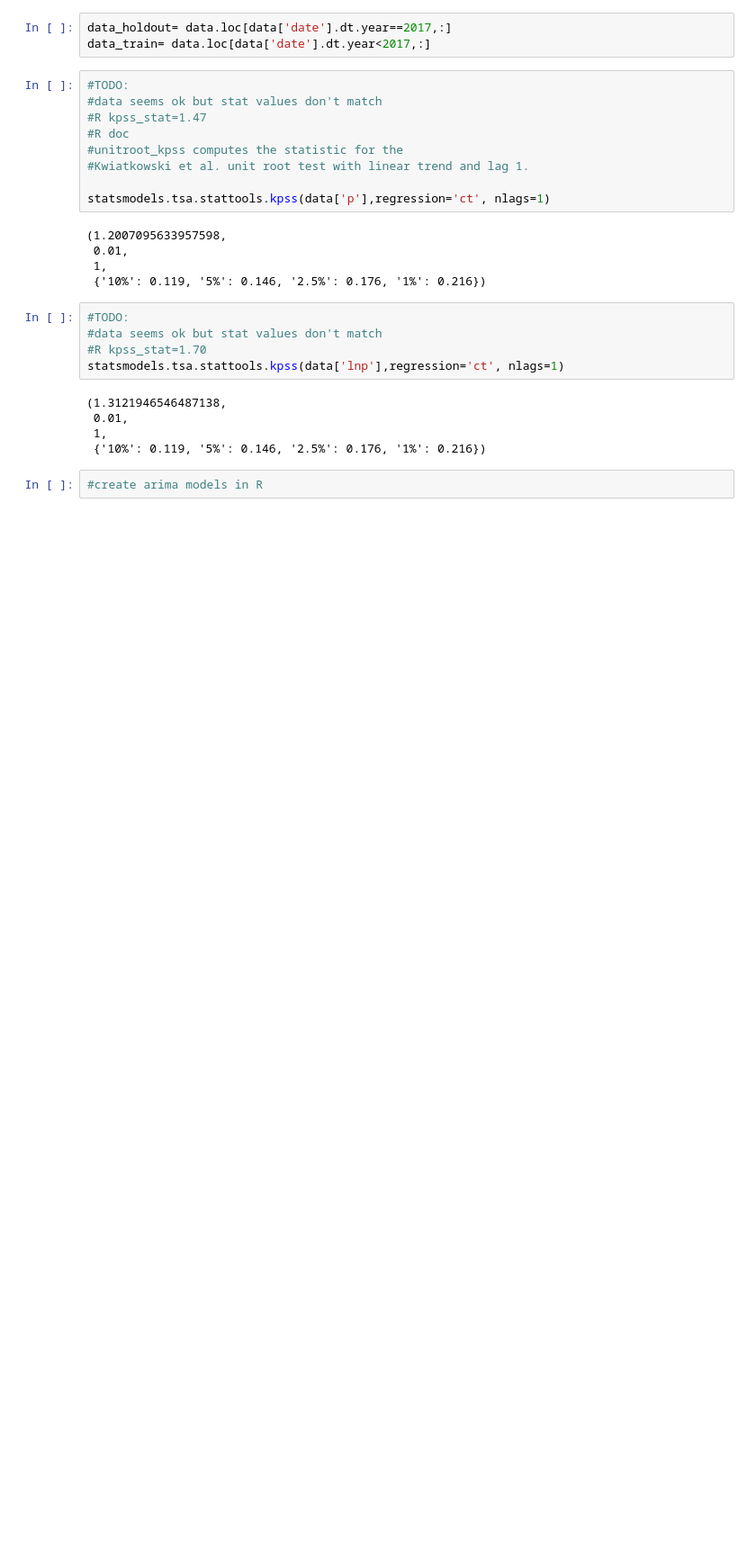
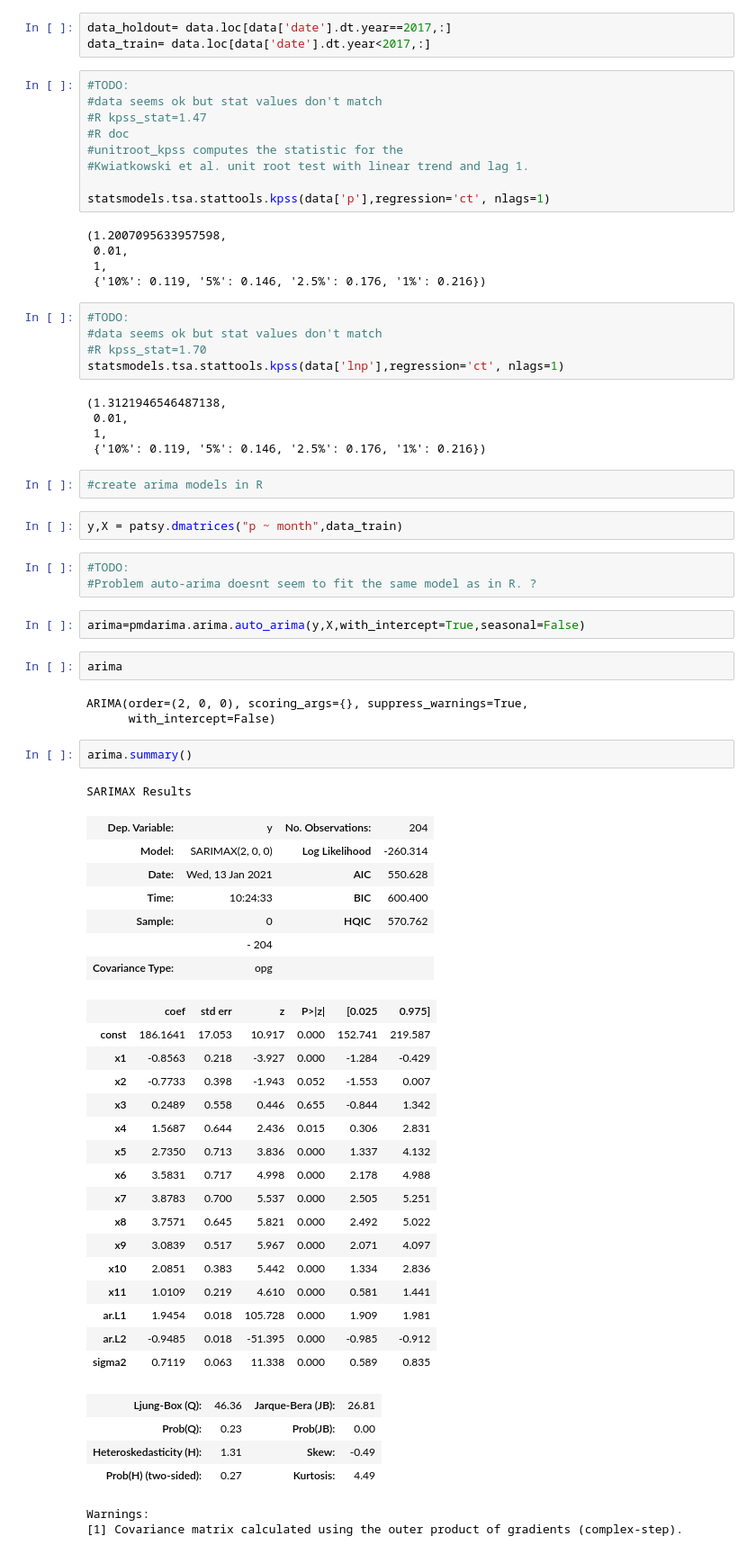
Before and after one commit to zholler/da_case_studies, a Jupyter notebook: ch18-case-shiller-la/ch18-ts-pred-homeprices.ipynb, the cells around one changed output. Shown: that part at 90% size. Saved outputs shown, nothing was run; the diff lists cells and outputs as text; blank space fills up the shorter version.

```diff
--- a/ch18-case-shiller-la/ch18-ts-pred-homeprices.ipynb
+++ b/ch18-case-shiller-la/ch18-ts-pred-homeprices.ipynb
@@ -210,3 +222,48 @@ statsmodels.tsa.stattools.kpss(data['lnp'],regression='ct', nlags=1)
  {'10%': 0.119, '5%': 0.146, '2.5%': 0.176, '1%': 0.216})
 # %%
 #create arima models in R
+# %%
+y,X = patsy.dmatrices("p ~ month",data_train)
+# %%
+#TODO:
+#Problem auto-arima doesnt seem to fit the same model as in R. ?
+# %%
+arima=pmdarima.arima.auto_arima(y,X,with_intercept=True,seasonal=False)
+# %%
+arima
+# %% [output]
+ARIMA(order=(2, 0, 0), scoring_args={}, suppress_warnings=True,
+      with_intercept=False)
+# %%
+arima.summary()
+# %% [output]
+SARIMAX Results
+| Dep. Variable: | y | No. Observations: | 204 |
+| Model: | SARIMAX(2, 0, 0) | Log Likelihood | -260.314 |
+| Date: | Wed, 13 Jan 2021 | AIC | 550.628 |
+| Time: | 10:24:33 | BIC | 600.400 |
+| Sample: | 0 | HQIC | 570.762 |
+|  | - 204 |  |  |
+| Covariance Type: | opg |  |  |
+|  | coef | std err | z | P>|z| | [0.025 | 0.975] |
+| const | 186.1641 | 17.053 | 10.917 | 0.000 | 152.741 | 219.587 |
+| x1 | -0.8563 | 0.218 | -3.927 | 0.000 | -1.284 | -0.429 |
+| x2 | -0.7733 | 0.398 | -1.943 | 0.052 | -1.553 | 0.007 |
+| x3 | 0.2489 | 0.558 | 0.446 | 0.655 | -0.844 | 1.342 |
+| x4 | 1.5687 | 0.644 | 2.436 | 0.015 | 0.306 | 2.831 |
+| x5 | 2.7350 | 0.713 | 3.836 | 0.000 | 1.337 | 4.132 |
+| x6 | 3.5831 | 0.717 | 4.998 | 0.000 | 2.178 | 4.988 |
+| x7 | 3.8783 | 0.700 | 5.537 | 0.000 | 2.505 | 5.251 |
+| x8 | 3.7571 | 0.645 | 5.821 | 0.000 | 2.492 | 5.022 |
+| x9 | 3.0839 | 0.517 | 5.967 | 0.000 | 2.071 | 4.097 |
+| x10 | 2.0851 | 0.383 | 5.442 | 0.000 | 1.334 | 2.836 |
+| x11 | 1.0109 | 0.219 | 4.610 | 0.000 | 0.581 | 1.441 |
+| ar.L1 | 1.9454 | 0.018 | 105.728 | 0.000 | 1.909 | 1.981 |
+| ar.L2 | -0.9485 | 0.018 | -51.395 | 0.000 | -0.985 | -0.912 |
+| sigma2 | 0.7119 | 0.063 | 11.338 | 0.000 | 0.589 | 0.835 |
+| Ljung-Box (Q): | 46.36 | Jarque-Bera (JB): | 26.81 |
+| Prob(Q): | 0.23 | Prob(JB): | 0.00 |
+| Heteroskedasticity (H): | 1.31 | Skew: | -0.49 |
+| Prob(H) (two-sided): | 0.27 | Kurtosis: | 4.49 |
+Warnings:
+[1] Covariance matrix calculated using the outer product of gradients (complex-step).
```
Also changed, not shown: parts of 12 cells of this notebook, 3 other files.
